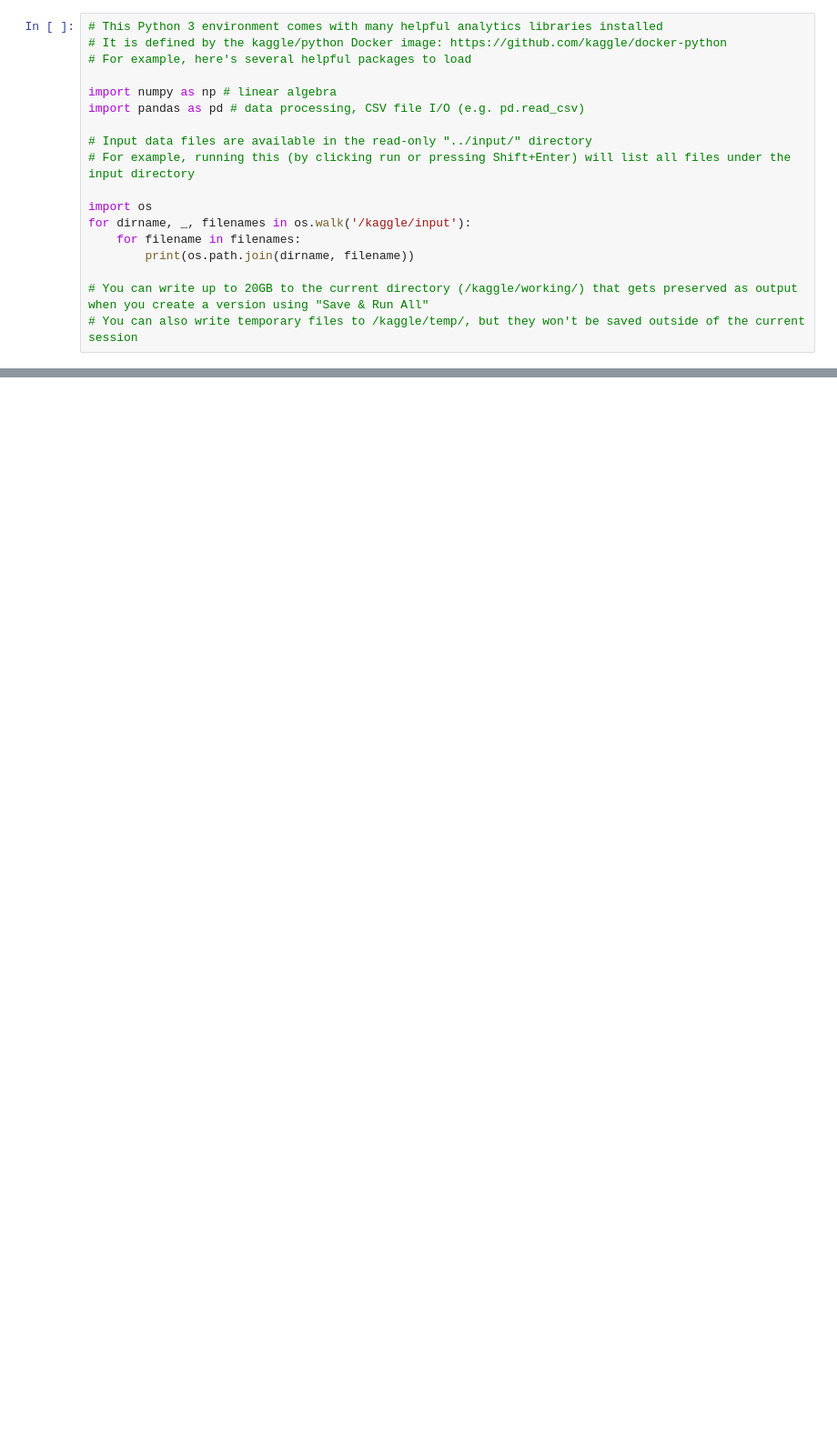
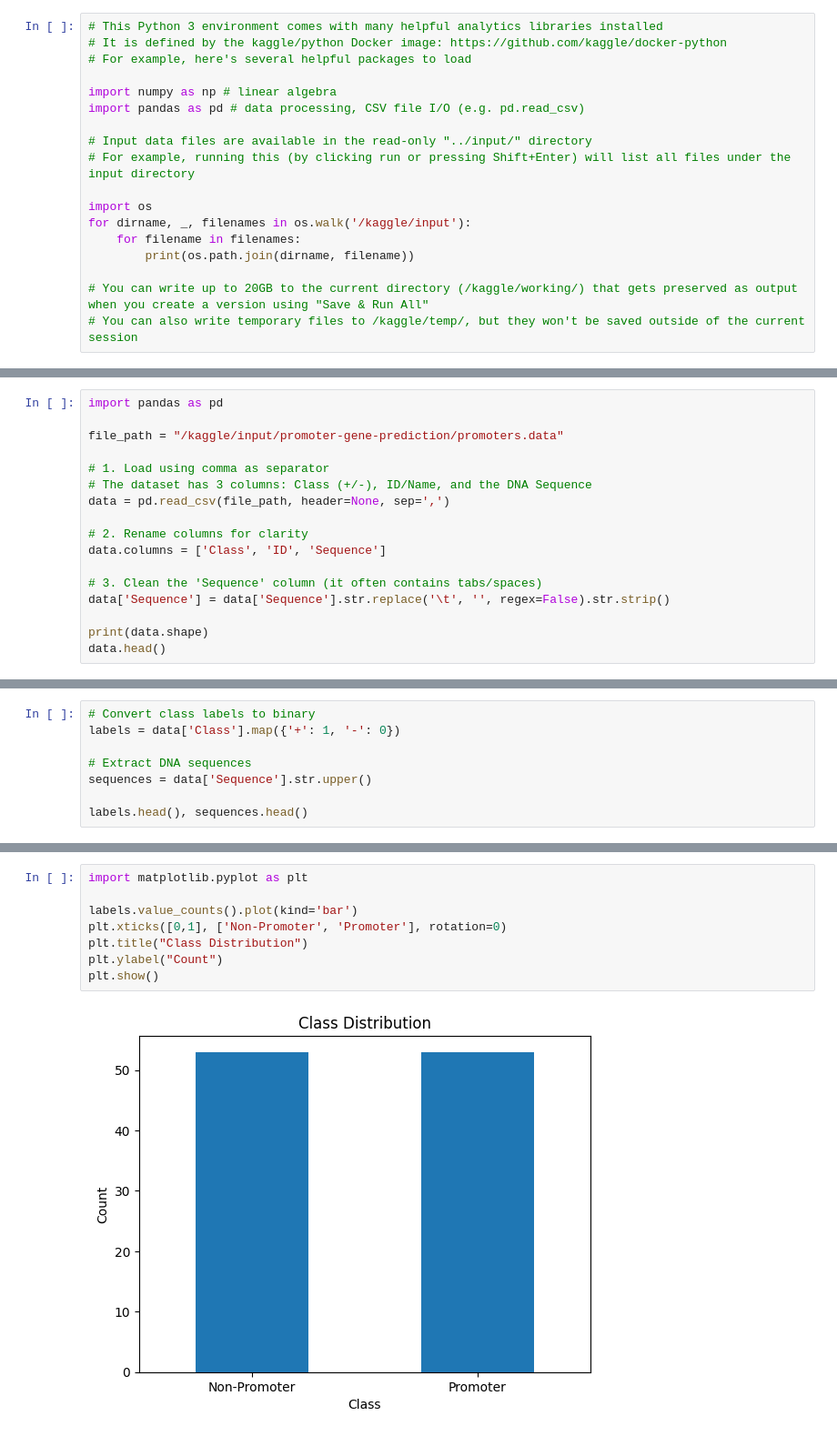
Before and after one commit to HansaniKaumadi/Genomic-Signal-Processing-Promoter-Detection, a Jupyter notebook: notebook.ipynb, the cells around one changed output, grey strips where cells are left out. Shown: that part at 91% size. Saved outputs shown, nothing was run; the diff lists cells and outputs as text; blank space fills up the shorter version.

Commit message:
Kaggle Notebook | notebook | Version 2

```diff
--- a/notebook.ipynb
+++ b/notebook.ipynb
@@ -46,0 +25,17 @@ nan
+# %%
+import pandas as pd
+
+file_path = "/kaggle/input/promoter-gene-prediction/promoters.data"
+
+# 1. Load using comma as separator
+# The dataset has 3 columns: Class (+/-), ID/Name, and the DNA Sequence
+data = pd.read_csv(file_path, header=None, sep=',')
+
+# 2. Rename columns for clarity
+data.columns = ['Class', 'ID', 'Sequence']
+
+# 3. Clean the 'Sequence' column (it often contains tabs/spaces)
+data['Sequence'] = data['Sequence'].str.replace('\t', '', regex=False).str.strip()
+
+print(data.shape)
+data.head()
@@ -46,0 +54,8 @@ nan
+# %%
+# Convert class labels to binary
+labels = data['Class'].map({'+': 1, '-': 0})
+
+# Extract DNA sequences
+sequences = data['Sequence'].str.upper()
+
+labels.head(), sequences.head()
@@ -46,0 +92,10 @@ nan
+# %%
+import matplotlib.pyplot as plt
+
+labels.value_counts().plot(kind='bar')
+plt.xticks([0,1], ['Non-Promoter', 'Promoter'], rotation=0)
+plt.title("Class Distribution")
+plt.ylabel("Count")
+plt.show()
+# %% [output]
+[figure, added]
```
Also changed, not shown: parts of 33 cells of this notebook.
